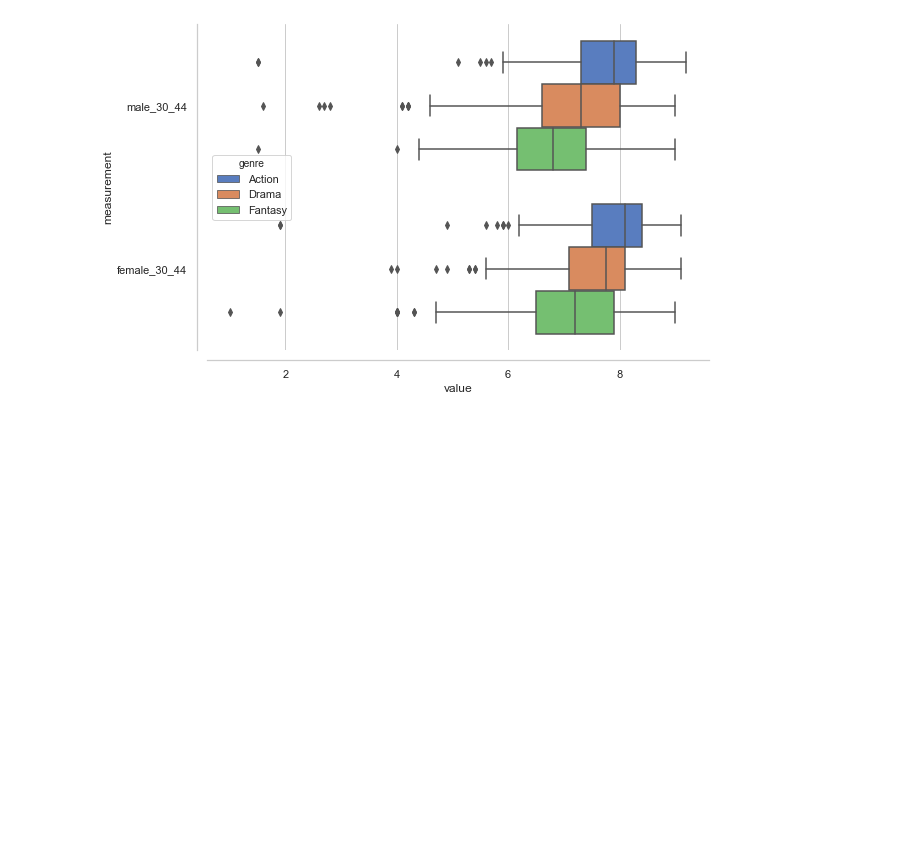
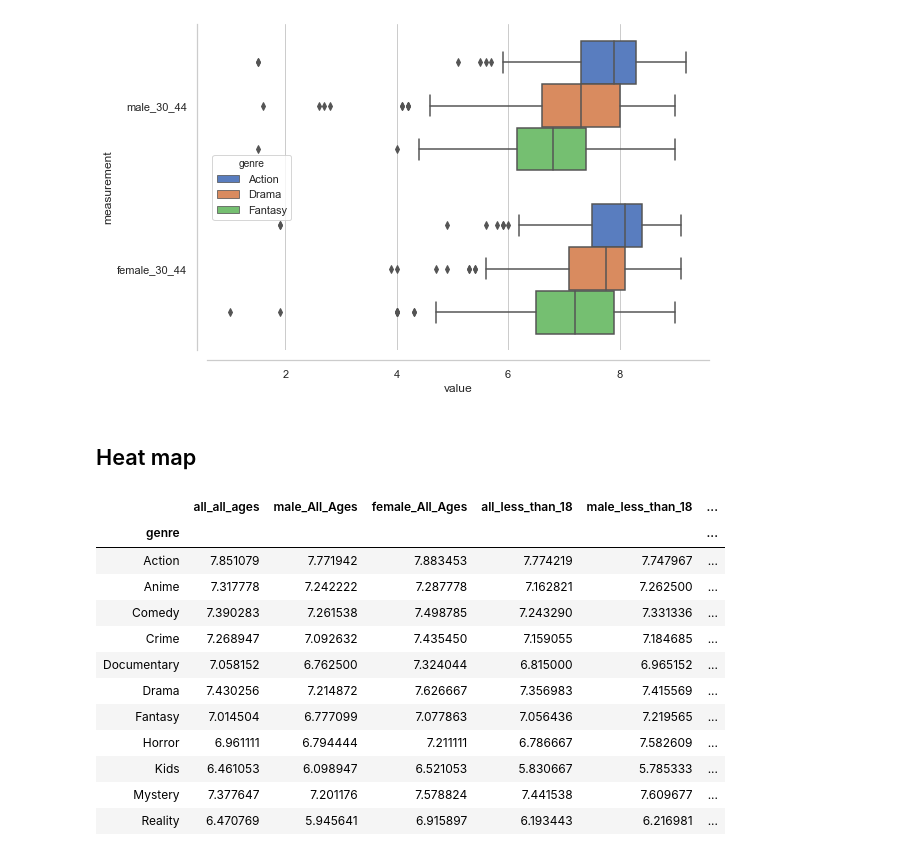
Before and after one commit to fragmento/Media_Project, a Jupyter notebook: TV_show data exploration.ipynb, the cells around one changed output. Drawn from its saved outputs; the diff is of its cells as text; code cells hidden in the pictures; blank space fills up the shorter version.

```diff
--- a/TV_show data exploration.ipynb
+++ b/TV_show data exploration.ipynb
@@ -603,4 +609,4 @@ sns.despine(offset=10)
 # %% [output]
 [figure]
 # %% [markdown]
-##
+## Heat map
@@ -606,0 +639,18 @@ sns.despine(offset=10)
+# %%
+df8_1 = df8.groupby('genre').mean()
+# %%
+df8_1
+# %% [output]
+|  | all_all_ages | male_All_Ages | female_All_Ages | all_less_than_18 | male_less_than_18 | ... |
+| genre |  |  |  |  |  | ... |
+| Action | 7.851079 | 7.771942 | 7.883453 | 7.774219 | 7.747967 | ... |
+| Anime | 7.317778 | 7.242222 | 7.287778 | 7.162821 | 7.262500 | ... |
+| Comedy | 7.390283 | 7.261538 | 7.498785 | 7.243290 | 7.331336 | ... |
+| Crime | 7.268947 | 7.092632 | 7.435450 | 7.159055 | 7.184685 | ... |
+| Documentary | 7.058152 | 6.762500 | 7.324044 | 6.815000 | 6.965152 | ... |
+| Drama | 7.430256 | 7.214872 | 7.626667 | 7.356983 | 7.415569 | ... |
+| Fantasy | 7.014504 | 6.777099 | 7.077863 | 7.056436 | 7.219565 | ... |
+| Horror | 6.961111 | 6.794444 | 7.211111 | 6.786667 | 7.582609 | ... |
+| Kids | 6.461053 | 6.098947 | 6.521053 | 5.830667 | 5.785333 | ... |
+| Mystery | 7.377647 | 7.201176 | 7.578824 | 7.441538 | 7.609677 | ... |
+| Reality | 6.470769 | 5.945641 | 6.915897 | 6.193443 | 6.216981 | ... |
```
Also changed, not shown: parts of 16 cells of this notebook.
